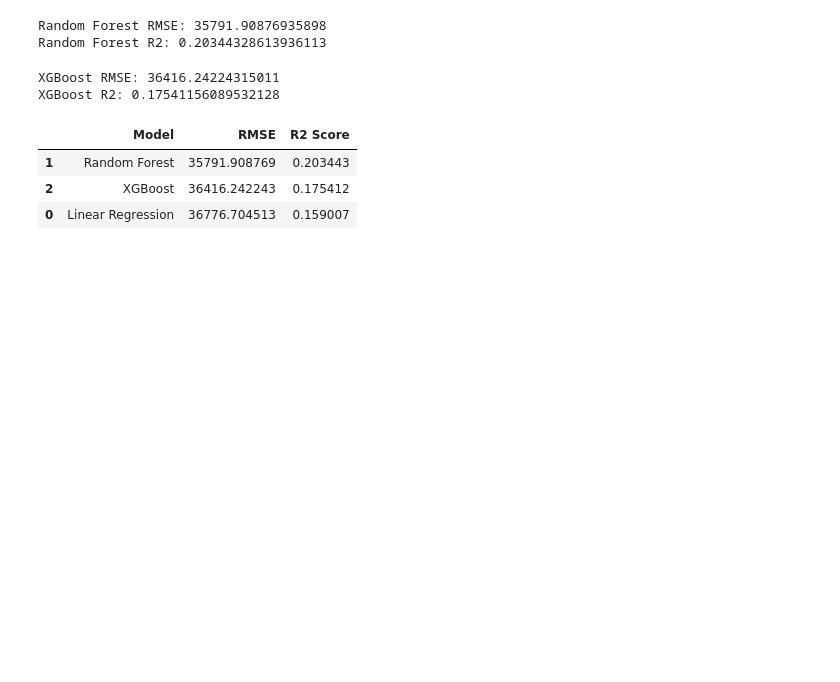
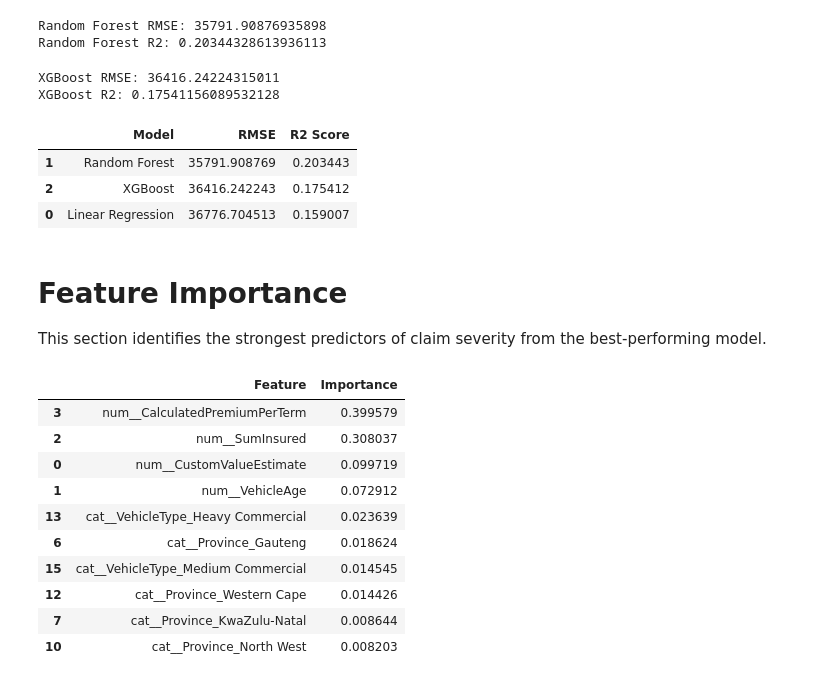
Before and after one commit to Bilen189/insurance-risk-analytics-week3, a Jupyter notebook: notebooks/03_modeling.ipynb, the cells around one changed output. Drawn from its saved outputs; the diff is of its cells as text; code cells hidden in the pictures; blank space fills up the shorter version.

```diff
--- a/notebooks/03_modeling.ipynb
+++ b/notebooks/03_modeling.ipynb
@@ -292,3 +292,32 @@ model_results.sort_values(by="RMSE")
 | 1 | Random Forest | 35791.908769 | 0.203443 |
 | 2 | XGBoost | 36416.242243 | 0.175412 |
 | 0 | Linear Regression | 36776.704513 | 0.159007 |
+# %% [markdown]
+# Feature Importance
+
+This section identifies the strongest predictors of claim severity from the best-performing model.
+# %%
+best_model = rf_model
+
+feature_names = best_model.named_steps["preprocessor"].get_feature_names_out()
+
+importances = best_model.named_steps["model"].feature_importances_
+
+feature_importance = pd.DataFrame({
+    "Feature": feature_names,
+    "Importance": importances
+}).sort_values(by="Importance", ascending=False)
+
+feature_importance.head(10)
+# %% [output]
+|  | Feature | Importance |
+| 3 | num__CalculatedPremiumPerTerm | 0.399579 |
+| 2 | num__SumInsured | 0.308037 |
+| 0 | num__CustomValueEstimate | 0.099719 |
+| 1 | num__VehicleAge | 0.072912 |
+| 13 | cat__VehicleType_Heavy Commercial | 0.023639 |
+| 6 | cat__Province_Gauteng | 0.018624 |
+| 15 | cat__VehicleType_Medium Commercial | 0.014545 |
+| 12 | cat__Province_Western Cape | 0.014426 |
+| 7 | cat__Province_KwaZulu-Natal | 0.008644 |
+| 10 | cat__Province_North West | 0.008203 |
```
Also changed, not shown: parts of 6 cells of this notebook.
